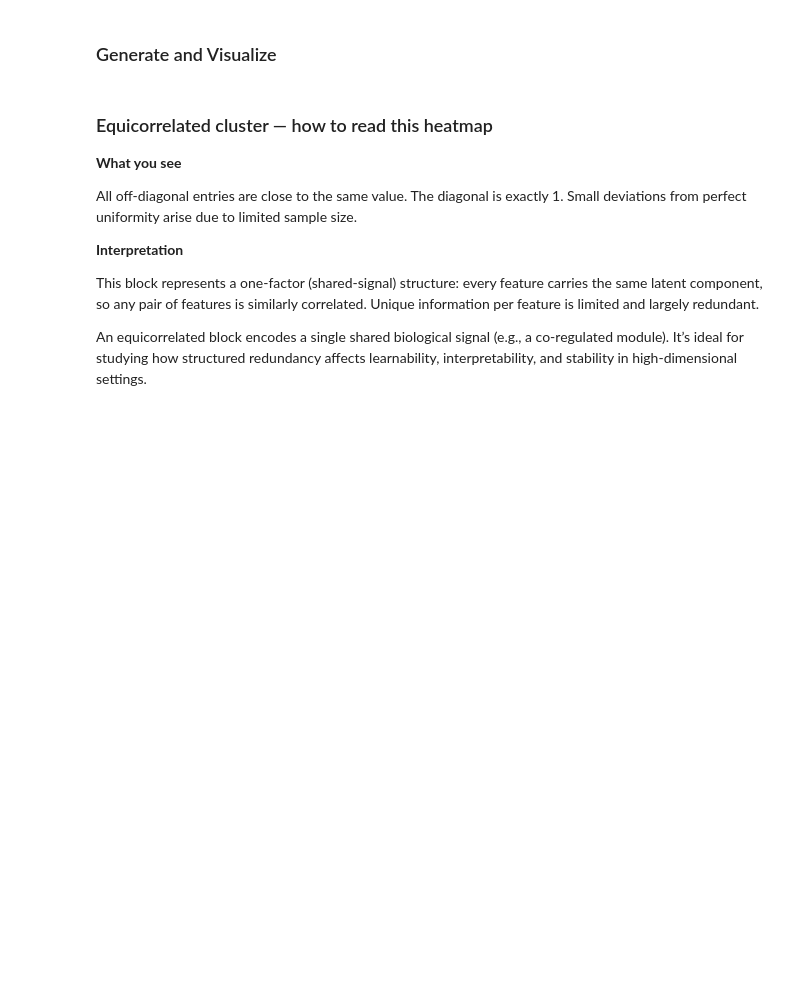
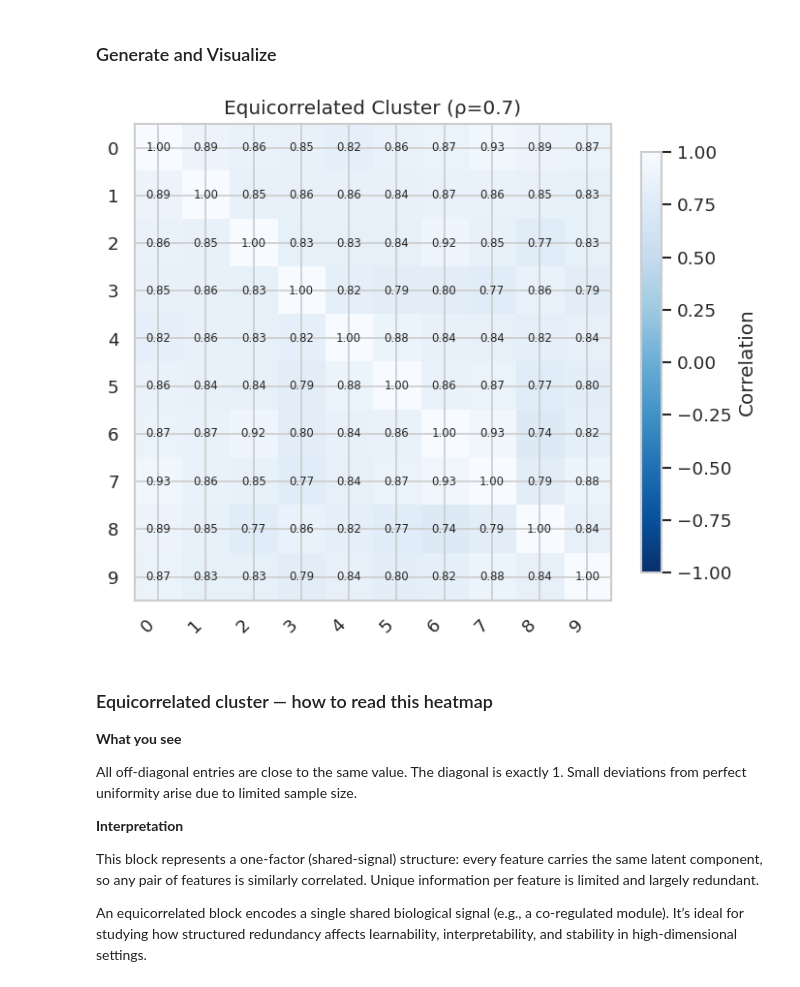
Before and after one commit to sigrun-may/synthetic-biomedical-data-course, a Jupyter notebook: notebooks/03c_correlated_features.ipynb, the cells around one changed output. Cells and saved outputs as stored; diff of their text form; code cells hidden in the pictures; blank space fills up the shorter version.

```diff
--- a/notebooks/03c_correlated_features.ipynb
+++ b/notebooks/03c_correlated_features.ipynb
@@ -136,23 +136,25 @@ biological interpretation.
 ### Generate and Visualize
 # %%
 # Generate equicorrelated cluster
-equicorrelated_cluster = nb.sample_cluster(
+equicorrelated_cluster = nb.sample_correlated_cluster(
     n_samples=30,
     n_features=10,
     rng=rng,
     structure="equicorrelated",
-    rho=0.9,
+    correlation=0.9,
 )
 correlation_matrix, labels = nb.compute_correlation_matrix(nb.pd.DataFrame(equicorrelated_cluster))
 
 # plot the heatmap
 fig, ax = nb.plot_correlation_matrix(
     # Compute correlation matrix from cluster_data
     correlation_matrix=correlation_matrix,
     labels=labels,
     title="Equicorrelated Cluster (ρ=0.7)",
     annot=True,
 )
+# %% [output]
+[figure, added]
 # %% [markdown]
 ### Equicorrelated cluster — how to read this heatmap
 
```
Also changed, not shown: parts of 4 cells of this notebook.
